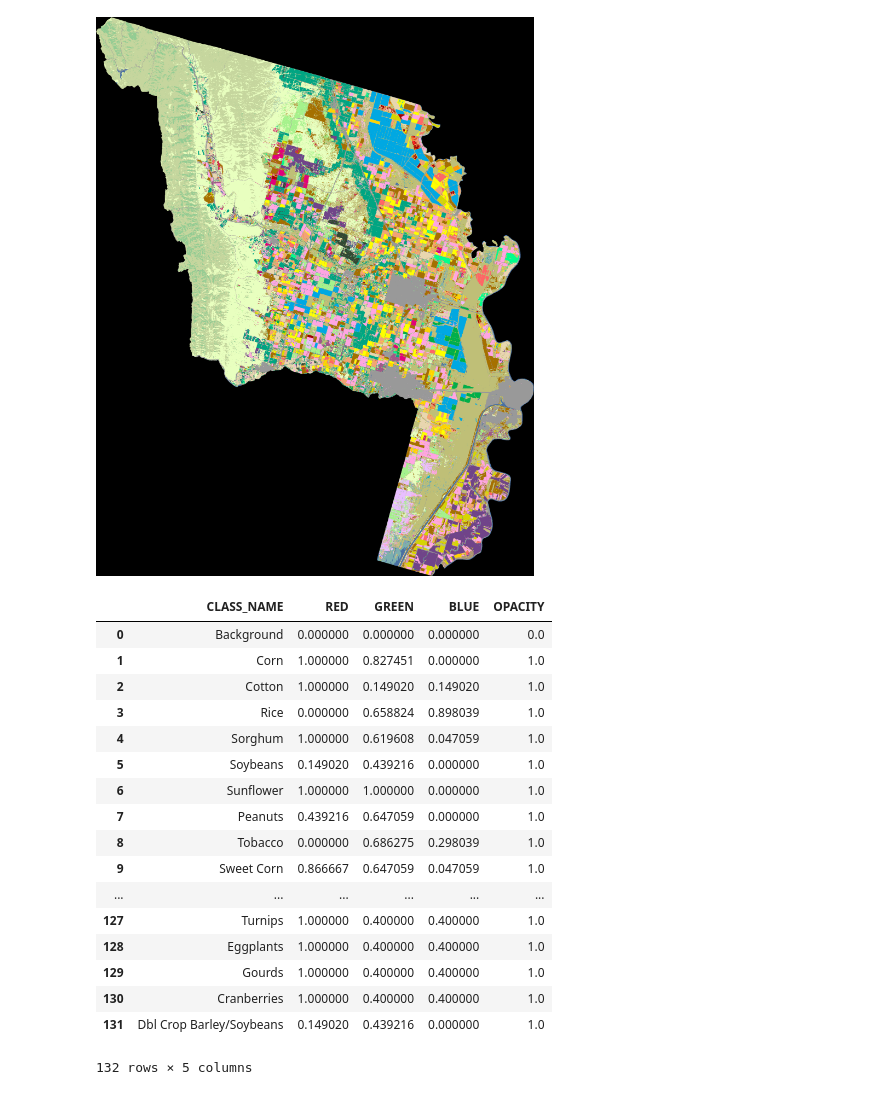
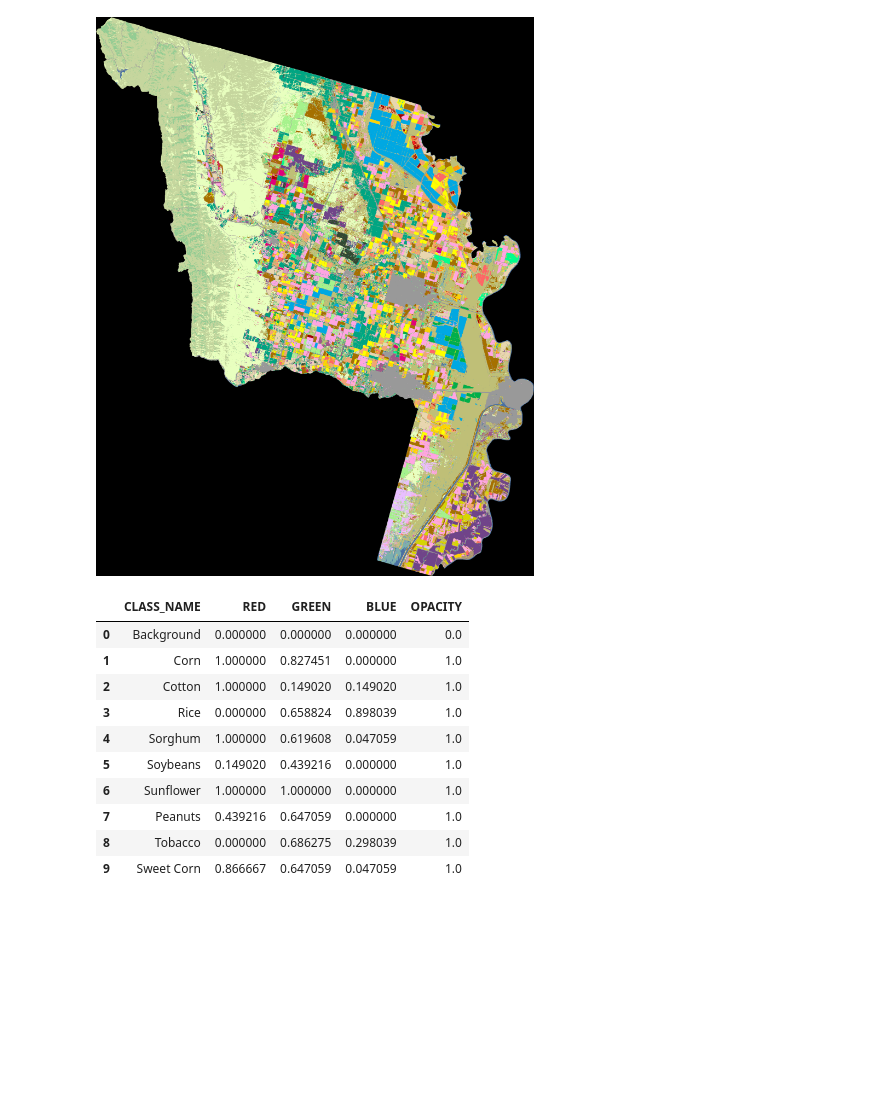
Before and after one commit to MarcelColvin/GeoSpatial-Classification, a Jupyter notebook: Data_extraction_marcel.ipynb, the cells around one changed output. Cells and saved outputs as stored; diff of their text form; code cells hidden in the pictures; blank space fills up the shorter version.

```diff
--- a/Data_extraction_marcel.ipynb
+++ b/Data_extraction_marcel.ipynb
@@ -18,23 +18,16 @@ colordf = colordf.dropna()
 colordf = colordf.drop(["VALUE"], axis = 1)
 colordf = colordf.reset_index(drop = True)
 # %%
-colordf
+colordf.head(10)
 # %% [output]
 |  | CLASS_NAME | RED | GREEN | BLUE | OPACITY |
 | 0 | Background | 0.000000 | 0.000000 | 0.000000 | 0.0 |
 | 1 | Corn | 1.000000 | 0.827451 | 0.000000 | 1.0 |
 | 2 | Cotton | 1.000000 | 0.149020 | 0.149020 | 1.0 |
 | 3 | Rice | 0.000000 | 0.658824 | 0.898039 | 1.0 |
 | 4 | Sorghum | 1.000000 | 0.619608 | 0.047059 | 1.0 |
 | 5 | Soybeans | 0.149020 | 0.439216 | 0.000000 | 1.0 |
 | 6 | Sunflower | 1.000000 | 1.000000 | 0.000000 | 1.0 |
 | 7 | Peanuts | 0.439216 | 0.647059 | 0.000000 | 1.0 |
 | 8 | Tobacco | 0.000000 | 0.686275 | 0.298039 | 1.0 |
 | 9 | Sweet Corn | 0.866667 | 0.647059 | 0.047059 | 1.0 |
-| ... | ... | ... | ... | ... | ... |
-| 127 | Turnips | 1.000000 | 0.400000 | 0.400000 | 1.0 |
-| 128 | Eggplants | 1.000000 | 0.400000 | 0.400000 | 1.0 |
-| 129 | Gourds | 1.000000 | 0.400000 | 0.400000 | 1.0 |
-| 130 | Cranberries | 1.000000 | 0.400000 | 0.400000 | 1.0 |
-| 131 | Dbl Crop Barley/Soybeans | 0.149020 | 0.439216 | 0.000000 | 1.0 |
-132 rows × 5 columns
```
